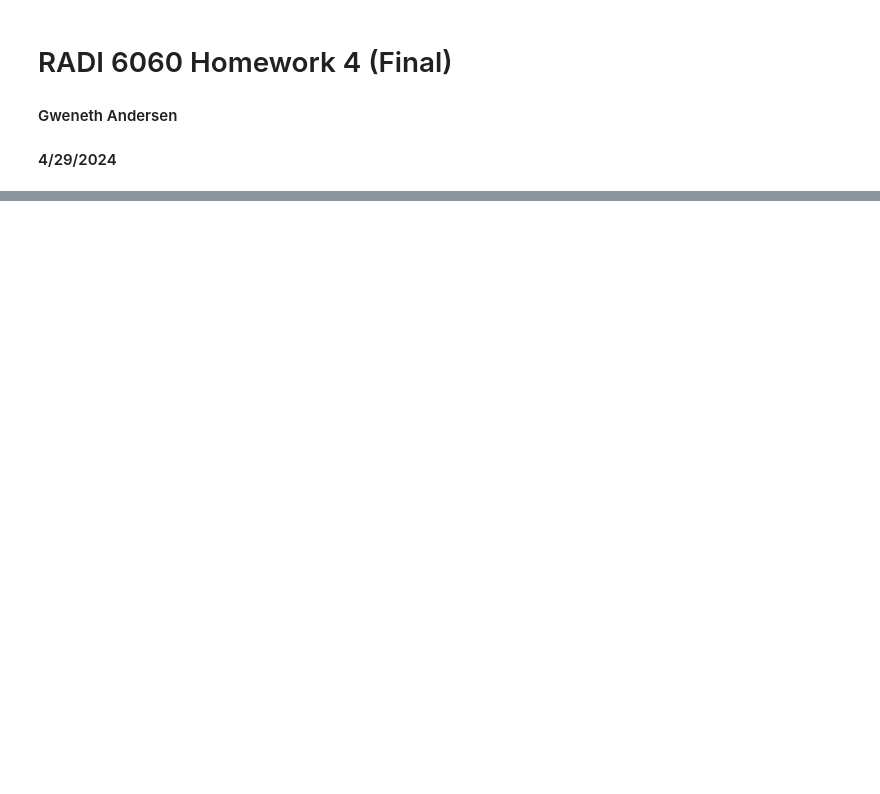
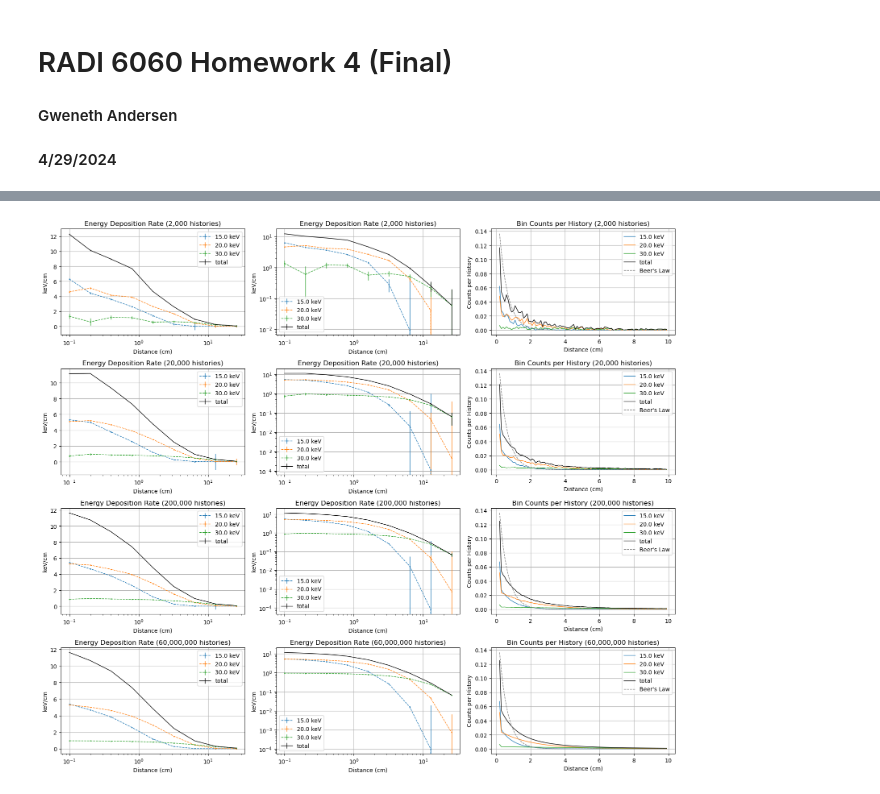
Before and after one commit to gwenethgray/RADI-6060, a Jupyter notebook: Homework 4/Homework 4.ipynb, the cells around one changed output, grey strips where cells are left out. Drawn from its saved outputs; the diff is of its cells as text; code cells hidden in the pictures; blank space fills up the shorter version.

```diff
--- a/Homework 4/Homework 4.ipynb
+++ b/Homework 4/Homework 4.ipynb
@@ -239,0 +236,64 @@ Results for 10000 histories:
+# %%
+import matplotlib.pyplot as plt
+from matplotlib.scale import LogScale
+
+x = [0.05 * 2**i for i in range(10)]
+x_lin = [0.1*i for i in range(1, 100)]
+xs_total = sum([xs for xs in water.xs_total.values()])
+beer_law = lambda x: 0.1 * xs_total * np.exp(-x*xs_total)
+
+fig, ax = plt.subplots(nrows=4, ncols=3, figsize=(16,14))
+axs = [a[0] for a in ax]
+axslog = [a[1] for a in ax]
+axsexp = [a[2] for a in ax]
+
+for j, N in enumerate([2*10**3, 2*10**4, 2*10**5, 6*10**7]):
+    print("Results for {} histories:".format(N))
+    sim = Simulator(water, MCG)
+    sim.simulate(N_histories=N, x=x[1:])
+    simlin = Simulator(water, MCG)
+    simlin.simulate(N_histories=N, x=x_lin[1:])
+    d_total = [0]*len(x[1:])
+    for E in [15.0, 20.0, 30.0]:
+        d = sim.computeDeposition(N, E)
+        std = sim.computeRelativeStandardDeviations(N, E)
+        print("\t{} keV min stdv: {}".format(E, min(std)))
+        print("\t{} keV max stdv: {}".format(E, max(std)))
+        for i in range(len(d_total)):
+            d_total[i] += d[i]
+        axs[j].errorbar(x[1:], d, yerr=std, linestyle='--', markersize=1, lw=1, marker='o', label="{} keV".format(E))
+        axslog[j].errorbar(x[1:], d, yerr=std, linestyle='--', markersize=1, lw=1, marker='o', label="{} keV".format(E))
+        axsexp[j].plot(x_lin[1:], [score['energy'][E]/(E*N) for score in simlin.bin_scores.values()], linestyle='-', lw=1, label="{} keV".format(E))
+
+    std_total = sim.computeRelativeStandardDeviations(N, total=True)
+    print("\tAll energies min stdv: {}".format(min(std)))
+    print("\tAll energies max stdv: {}".format(max(std)))
+    axs[j].errorbar(x[1:], d_total, yerr=std_total, linestyle='-', markersize=1, lw=1, color="k", label="total")
+    axslog[j].errorbar(x[1:], d_total, yerr=std_total, linestyle='-', markersize=1, lw=1, color="k", label="total")
+    axsexp[j].plot(x_lin[1:], [score['count']/N for score in simlin.bin_scores.values()], linestyle='-', lw=1, color="k", label="total")
+    beer = [beer_law(x_) for x_ in x_lin[1:]]
+    axsexp[j].plot(x_lin[1:], beer, linestyle='--', lw=1, color="gray", label="Beer's Law")
+
+    axs[j].set_xscale(LogScale("x", base=10))
+    axslog[j].set_xscale(LogScale("x", base=10))
+    axslog[j].set_yscale(LogScale("y", base=10))
+    axs[j].set_xlabel("Distance (cm)")
+    axslog[j].set_xlabel("Distance (cm)")
+    axsexp[j].set_xlabel("Distance (cm)")
+    axs[j].set_ylabel("keV/cm")
+    axslog[j].set_ylabel("keV/cm")
+    axsexp[j].set_ylabel("Counts per History")
+    axs[j].set_title("Energy Deposition Rate ({:,} histories)".format(N))
+    axslog[j].set_title("Energy Deposition Rate ({:,} histories)".format(N))
+    axsexp[j].set_title("Bin Counts per History ({:,} histories)".format(N))
+    axs[j].legend(loc='upper right')
+    axslog[j].legend(loc='lower left')
+    axsexp[j].legend(loc='upper right')
+    axs[j].grid()
+    axslog[j].grid()
+    axsexp[j].grid()
+
+fig.tight_layout()
+plt.savefig("hw4_plots.png")
+plt.show()
+# %% [output]
@@ -239,0 +317 @@ Results for 10000 histories:
+[figure, added]
```
Also changed, not shown: parts of 13 cells of this notebook, 2 other files.
